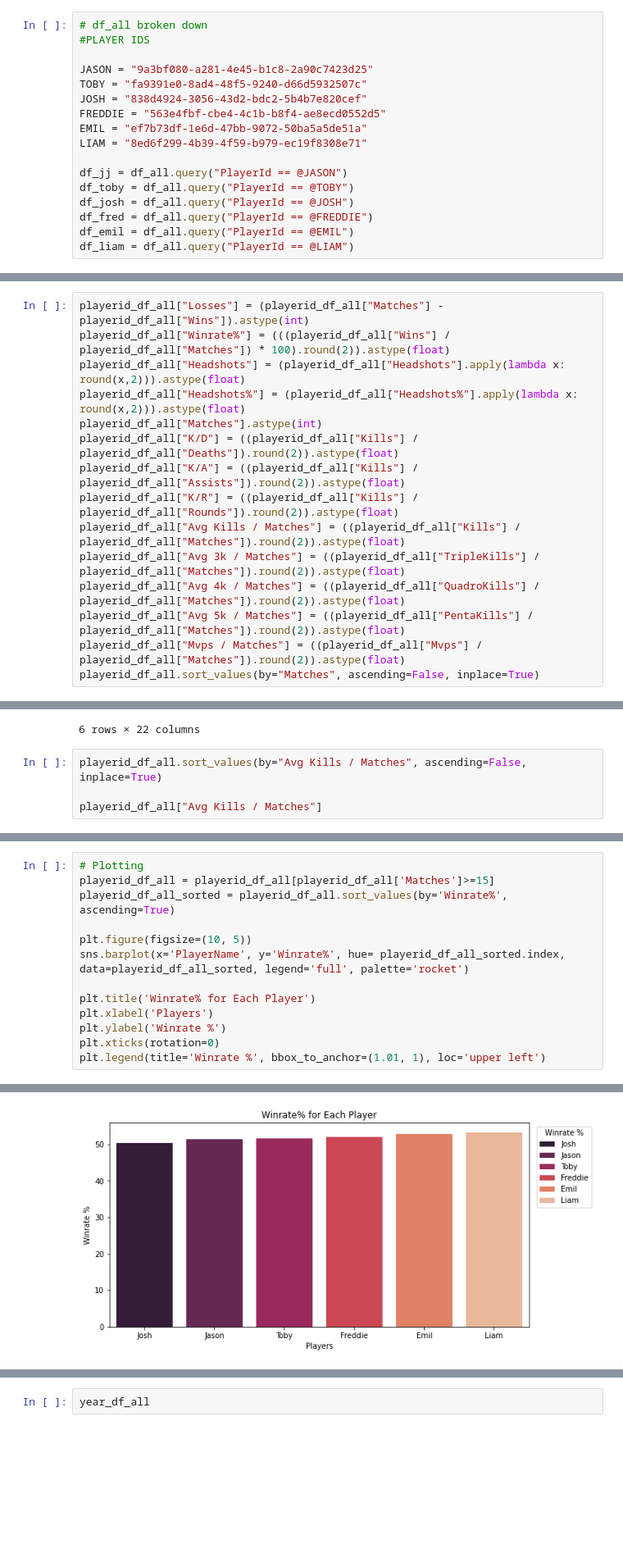
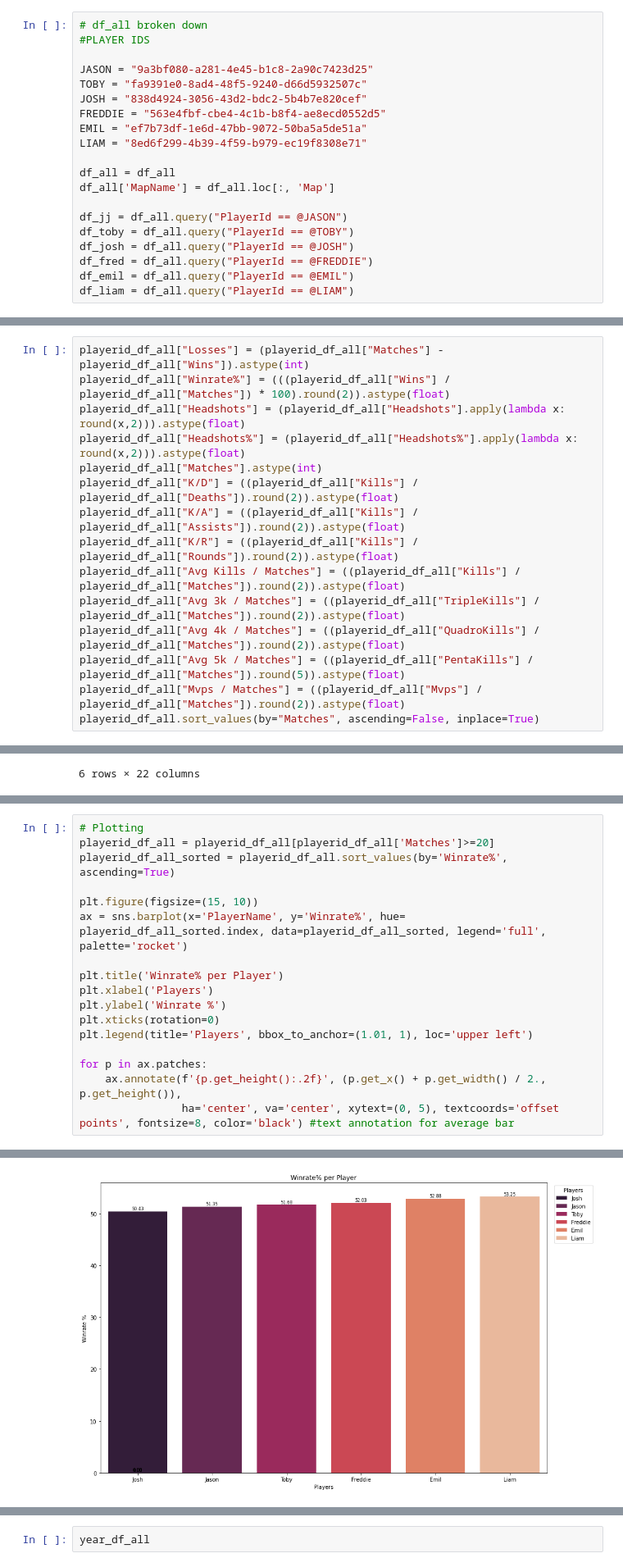
Before and after one commit to jasonhsu8/Faceit_Data_Collection, a Jupyter notebook: JJ Notebooks/DataVisualisation.ipynb, the cells around one changed output, grey strips where cells are left out. Shown: that part at 82% size. Drawn from its saved outputs; the diff is of its cells as text; blank space fills up the shorter version.

Commit message:
final update on visuals?

```diff
--- a/JJ Notebooks/DataVisualisation.ipynb
+++ b/JJ Notebooks/DataVisualisation.ipynb
@@ -179,6 +179,9 @@ FREDDIE = "563e4fbf-cbe4-4c1b-b8f4-ae8ecd0552d5"
 EMIL = "ef7b73df-1e6d-47bb-9072-50ba5a5de51a"
 LIAM = "8ed6f299-4b39-4f59-b979-ec19f8308e71"
 
+df_all = df_all
+df_all['MapName'] = df_all.loc[:, 'Map']
+
 df_jj = df_all.query("PlayerId == @JASON")
 df_toby = df_all.query("PlayerId == @TOBY")
 df_josh = df_all.query("PlayerId == @JOSH")
@@ -460,7 +497,7 @@ playerid_df_all["K/R"] = ((playerid_df_all["Kills"] / playerid_df_all["Rounds"])
 playerid_df_all["Avg Kills / Matches"] = ((playerid_df_all["Kills"] / playerid_df_all["Matches"]).round(2)).astype(float)
 playerid_df_all["Avg 3k / Matches"] = ((playerid_df_all["TripleKills"] / playerid_df_all["Matches"]).round(2)).astype(float)
 playerid_df_all["Avg 4k / Matches"] = ((playerid_df_all["QuadroKills"] / playerid_df_all["Matches"]).round(2)).astype(float)
-playerid_df_all["Avg 5k / Matches"] = ((playerid_df_all["PentaKills"] / playerid_df_all["Matches"]).round(2)).astype(float)
+playerid_df_all["Avg 5k / Matches"] = ((playerid_df_all["PentaKills"] / playerid_df_all["Matches"]).round(5)).astype(float)
 playerid_df_all["Mvps / Matches"] = ((playerid_df_all["Mvps"] / playerid_df_all["Matches"]).round(2)).astype(float)
 playerid_df_all.sort_values(by="Matches", ascending=False, inplace=True)
 # %%
@@ -475,7 +512,3 @@ playerid_df_all
 | Josh | 28401 | 5288 | 27524 | 3838 | 9.08 | 48.50 | 1509 | 40582 | 761 | 1519 | ... |
 | Liam | 16759 | 3513 | 16733 | 2566 | 7.34 | 38.00 | 862 | 23098 | 459 | 1015 | ... |
 6 rows × 22 columns
-# %%
-playerid_df_all.sort_values(by="Avg Kills / Matches", ascending=False, inplace=True)
-
-playerid_df_all["Avg Kills / Matches"]
@@ -491,14 +515,18 @@ Name: Avg Kills / Matches, dtype: float64
 # %%
 # Plotting
-playerid_df_all = playerid_df_all[playerid_df_all['Matches']>=15]
+playerid_df_all = playerid_df_all[playerid_df_all['Matches']>=20]
 playerid_df_all_sorted = playerid_df_all.sort_values(by='Winrate%', ascending=True)
 
-plt.figure(figsize=(10, 5))
-sns.barplot(x='PlayerName', y='Winrate%', hue= playerid_df_all_sorted.index, data=playerid_df_all_sorted, legend='full', palette='rocket')
+plt.figure(figsize=(15, 10))
+ax = sns.barplot(x='PlayerName', y='Winrate%', hue= playerid_df_all_sorted.index, data=playerid_df_all_sorted, legend='full', palette='rocket')
 
-plt.title('Winrate% for Each Player')
+plt.title('Winrate% per Player')
 plt.xlabel('Players')
 plt.ylabel('Winrate %')
 plt.xticks(rotation=0)
-plt.legend(title='Winrate %', bbox_to_anchor=(1.01, 1), loc='upper left')
+plt.legend(title='Players', bbox_to_anchor=(1.01, 1), loc='upper left')
+
+for p in ax.patches:
+    ax.annotate(f'{p.get_height():.2f}', (p.get_x() + p.get_width() / 2., p.get_height()),
+                ha='center', va='center', xytext=(0, 5), textcoords='offset points', fontsize=8, color='black') #text annotation for average bar
 # %% [output]
@@ -506 +533 @@ plt.legend(title='Winrate %', bbox_to_anchor=(1.01, 1), loc='upper left')
-[figure, old version]
+[figure, new version]
```
Also changed, not shown: parts of 17 cells of this notebook.
